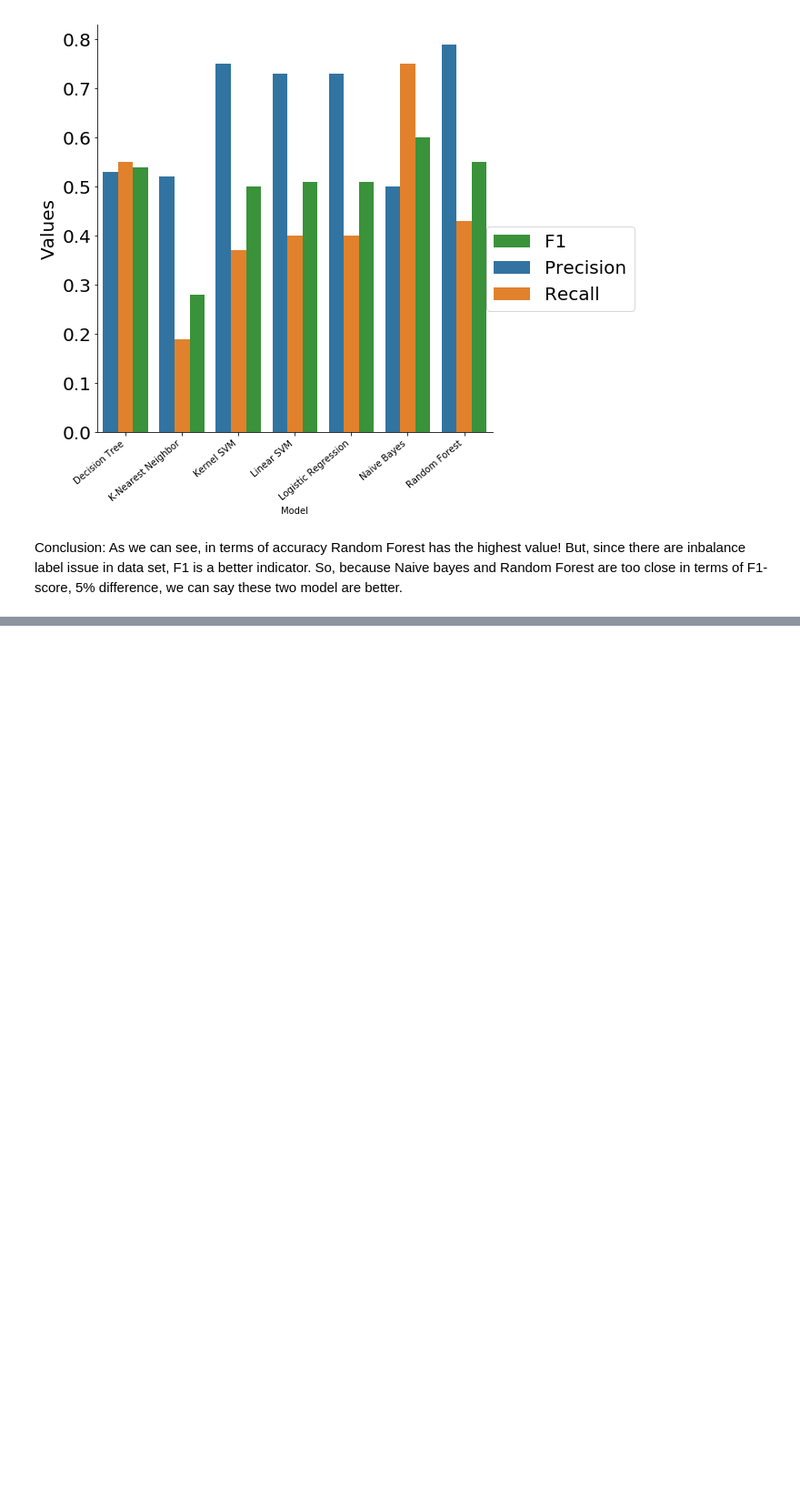
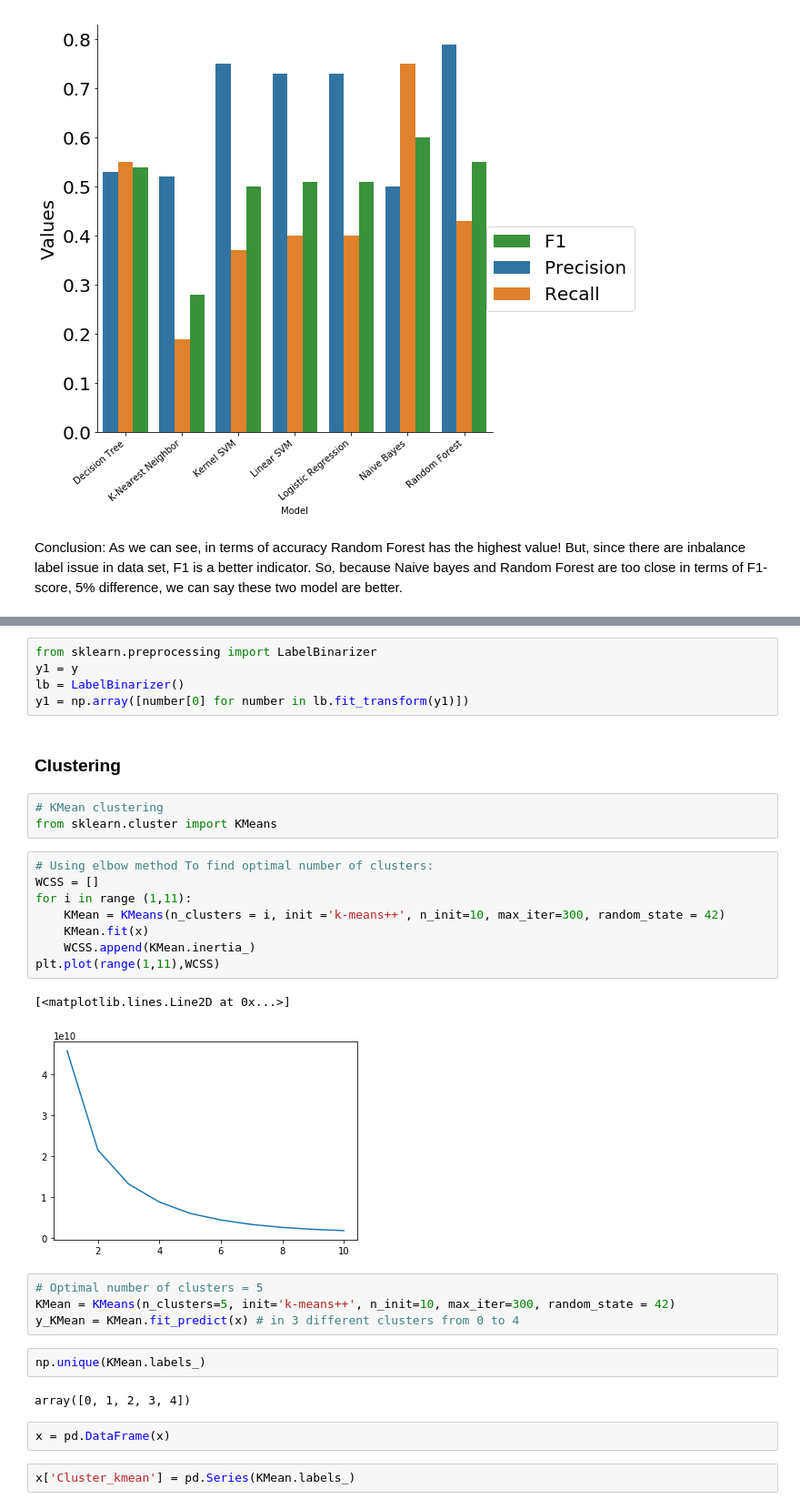
Before and after one commit to nghane/Machine-Learning, a Jupyter notebook: OnlineShopperIntentionDataAnalysisAndModeling.ipynb, the cells around one changed output, grey strips where cells are left out. Shown at 91% size. Drawn from its saved outputs; the diff is of its cells as text; blank space fills up the shorter version.

```diff
--- a/OnlineShopperIntentionDataAnalysisAndModeling.ipynb
+++ b/OnlineShopperIntentionDataAnalysisAndModeling.ipynb
@@ -731,0 +782,33 @@ Conclusion:
+# %%
+from sklearn.preprocessing import LabelBinarizer
+y1 = y
+lb = LabelBinarizer()
+y1 = np.array([number[0] for number in lb.fit_transform(y1)])
+# %% [markdown]
+### Clustering
+# %%
+# KMean clustering
+from sklearn.cluster import KMeans
+# %%
+# Using elbow method To find optimal number of clusters:
+WCSS = []
+for i in range (1,11):
+    KMean = KMeans(n_clusters = i, init ='k-means++', n_init=10, max_iter=300, random_state = 42)
+    KMean.fit(x)
+    WCSS.append(KMean.inertia_)
+plt.plot(range(1,11),WCSS)
+# %% [output]
+[<matplotlib.lines.Line2D at 0x...>]
+[figure, added]
+# %%
+# Optimal number of clusters = 5
+KMean = KMeans(n_clusters=5, init='k-means++', n_init=10, max_iter=300, random_state = 42)
+y_KMean = KMean.fit_predict(x) # in 3 different clusters from 0 to 4
+# %%
+np.unique(KMean.labels_)
+# %% [output]
+array([0, 1, 2, 3, 4])
+# %%
+x = pd.DataFrame(x)
+# %%
+x['Cluster_kmean'] = pd.Series(KMean.labels_)
```
Also changed, not shown: parts of 20 cells of this notebook.
